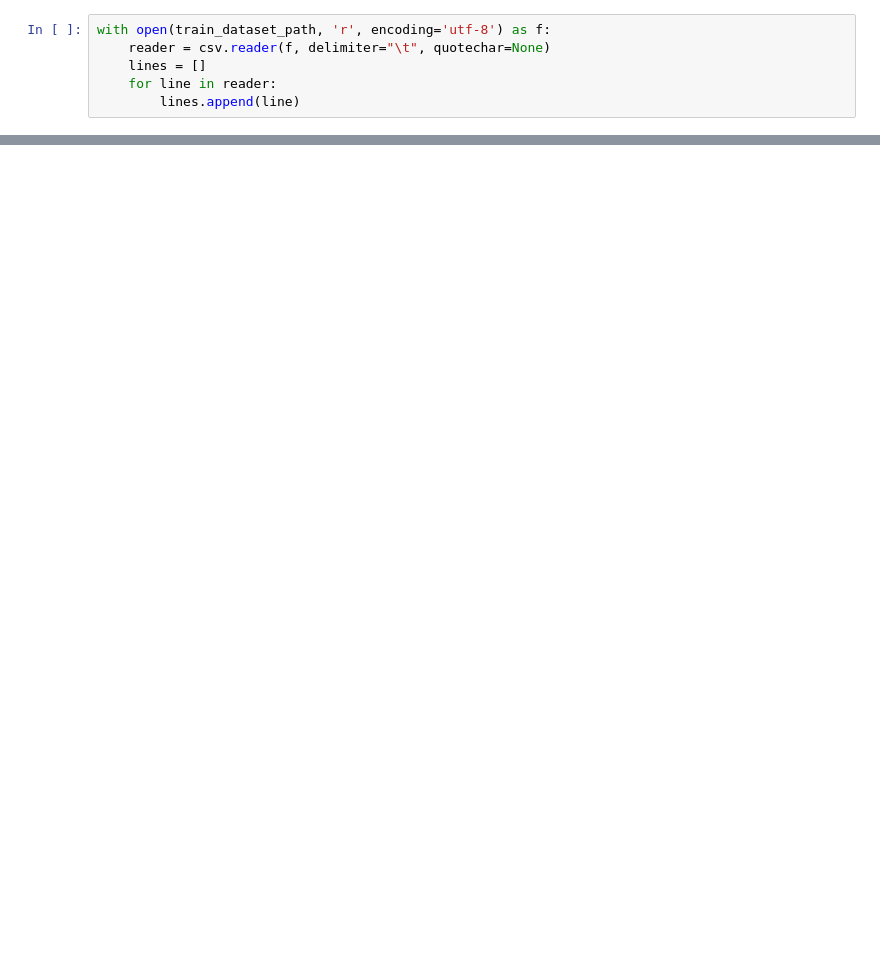
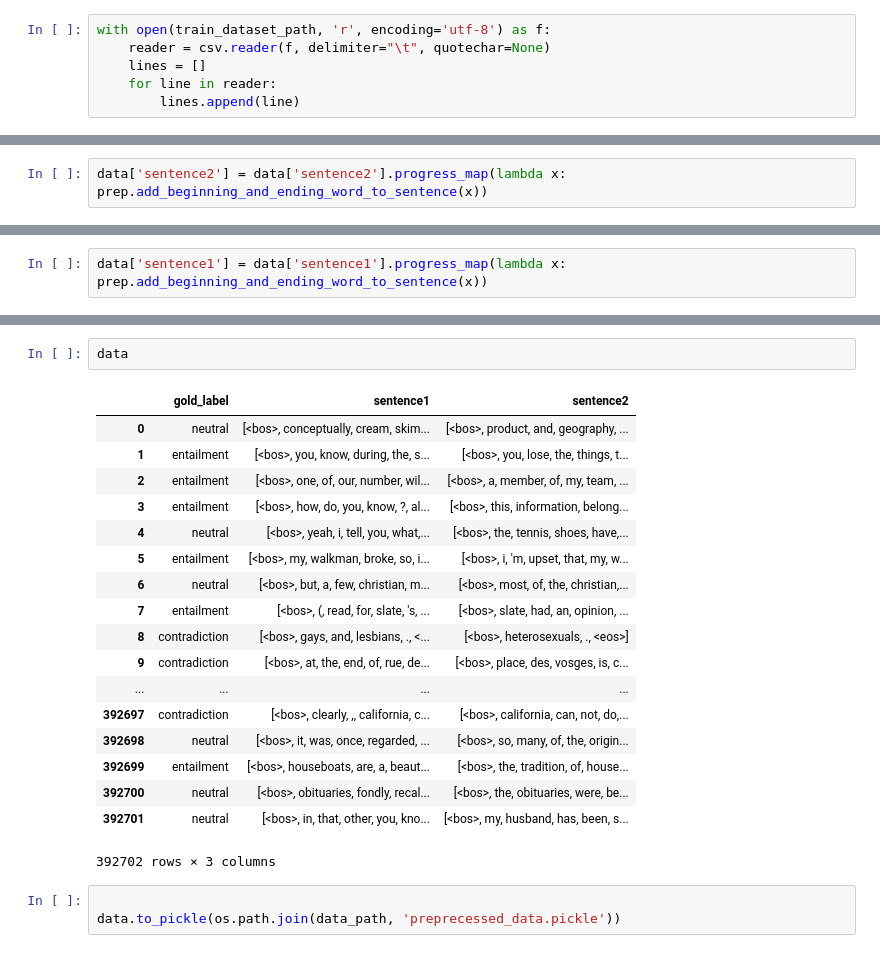
Before and after one commit to M1F1/nlp_project, a Jupyter notebook: Preprocessing_Data.ipynb, the cells around one changed output, grey strips where cells are left out. Saved outputs shown, nothing was run; the diff lists cells and outputs as text; blank space fills up the shorter version.

```diff
--- a/Preprocessing_Data.ipynb
+++ b/Preprocessing_Data.ipynb
@@ -62,0 +399,2 @@ ParserError: Error tokenizing data. C error: Expected 141 fields in line 3, saw
+# %%
+data['sentence2'] = data['sentence2'].progress_map(lambda x: prep.add_beginning_and_ending_word_to_sentence(x))
@@ -62,0 +403,2 @@ ParserError: Error tokenizing data. C error: Expected 141 fields in line 3, saw
+# %%
+data['sentence1'] = data['sentence1'].progress_map(lambda x: prep.add_beginning_and_ending_word_to_sentence(x))
@@ -62,0 +407,24 @@ ParserError: Error tokenizing data. C error: Expected 141 fields in line 3, saw
+# %%
+data
+# %% [output]
+|  | gold_label | sentence1 | sentence2 |
+| 0 | neutral | [<bos>, conceptually, cream, skim... | [<bos>, product, and, geography, ... |
+| 1 | entailment | [<bos>, you, know, during, the, s... | [<bos>, you, lose, the, things, t... |
+| 2 | entailment | [<bos>, one, of, our, number, wil... | [<bos>, a, member, of, my, team, ... |
+| 3 | entailment | [<bos>, how, do, you, know, ?, al... | [<bos>, this, information, belong... |
+| 4 | neutral | [<bos>, yeah, i, tell, you, what,... | [<bos>, the, tennis, shoes, have,... |
+| 5 | entailment | [<bos>, my, walkman, broke, so, i... | [<bos>, i, 'm, upset, that, my, w... |
+| 6 | neutral | [<bos>, but, a, few, christian, m... | [<bos>, most, of, the, christian,... |
+| 7 | entailment | [<bos>, (, read, for, slate, 's, ... | [<bos>, slate, had, an, opinion, ... |
+| 8 | contradiction | [<bos>, gays, and, lesbians, ., <... | [<bos>, heterosexuals, ., <eos>] |
+| 9 | contradiction | [<bos>, at, the, end, of, rue, de... | [<bos>, place, des, vosges, is, c... |
+| ... | ... | ... | ... |
+| 392697 | contradiction | [<bos>, clearly, ,, california, c... | [<bos>, california, can, not, do,... |
+| 392698 | neutral | [<bos>, it, was, once, regarded, ... | [<bos>, so, many, of, the, origin... |
+| 392699 | entailment | [<bos>, houseboats, are, a, beaut... | [<bos>, the, tradition, of, house... |
+| 392700 | neutral | [<bos>, obituaries, fondly, recal... | [<bos>, the, obituaries, were, be... |
+| 392701 | neutral | [<bos>, in, that, other, you, kno... | [<bos>, my, husband, has, been, s... |
+392702 rows × 3 columns
+# %%
+
+data.to_pickle(os.path.join(data_path, 'preprecessed_data.pickle'))
```
Also changed, not shown: parts of 78 cells of this notebook, 3 other files.
